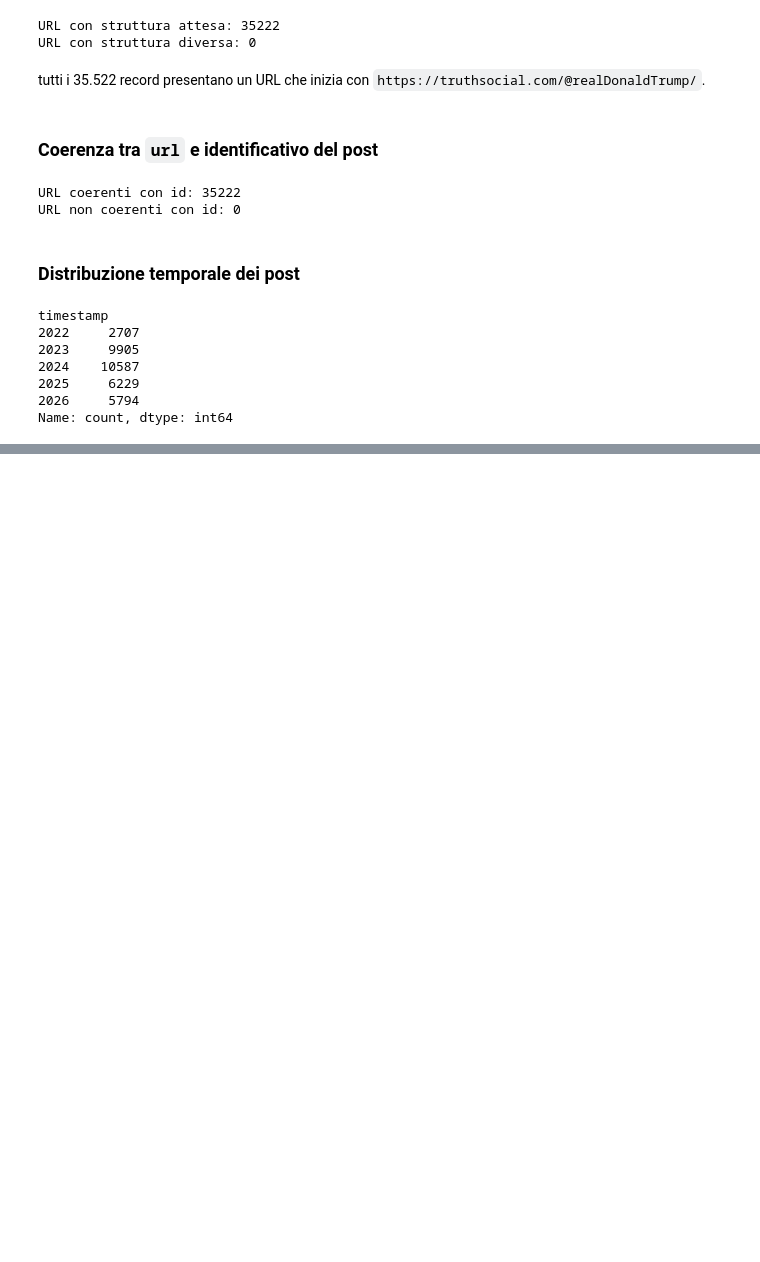
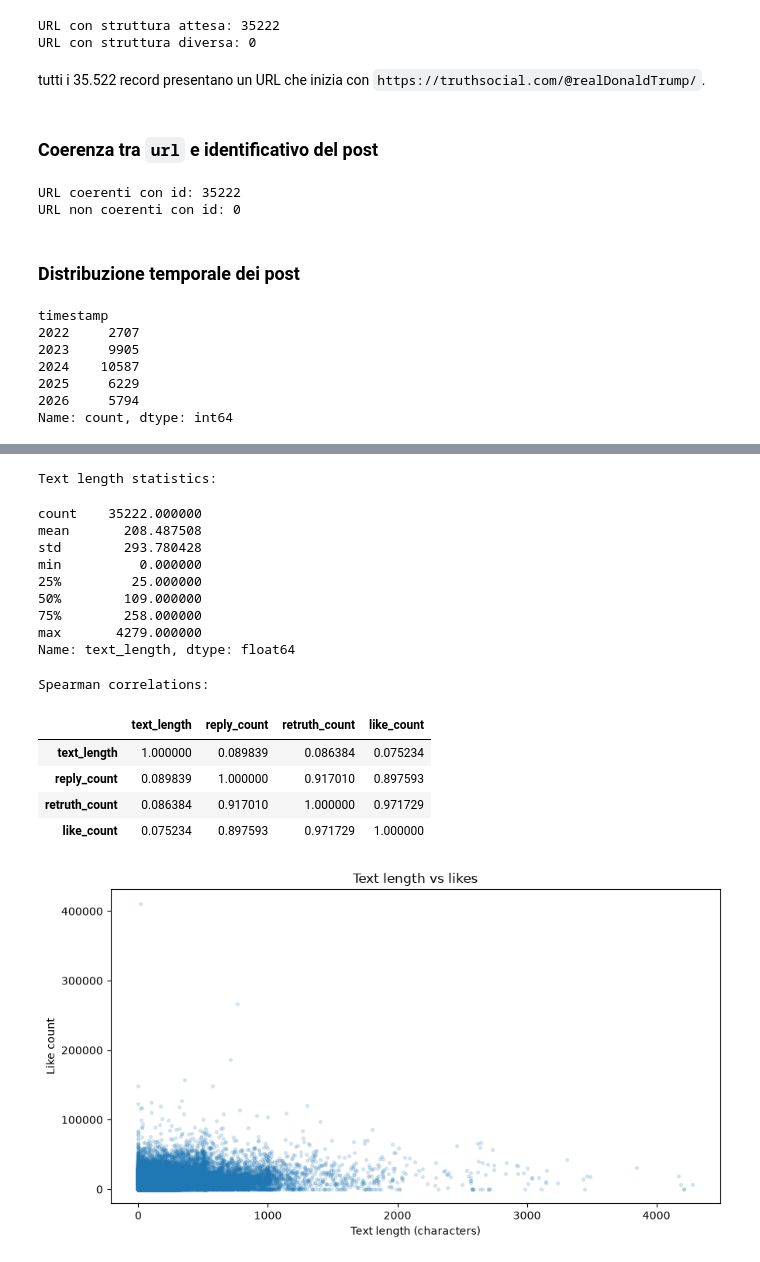
Before and after one commit to lorenzobuccolini03/Truth-Social-Analysis-and-Data-Warehousing---Decision-Support-Systems-, a Jupyter notebook: 01_assignment/01_04_explore_additional_truths.ipynb, the cells around one changed output, grey strips where cells are left out. Saved outputs shown, nothing was run; the diff lists cells and outputs as text; code cells hidden in the pictures; blank space fills up the shorter version.

Commit message:
further analysis dataset 4,5

```diff
--- a/01_assignment/01_04_explore_additional_truths.ipynb
+++ b/01_assignment/01_04_explore_additional_truths.ipynb
@@ -523,0 +641,52 @@ Name: count, dtype: int64
+# %%
+
+import matplotlib.pyplot as plt
+
+analysis_df = df_additional.copy()
+
+analysis_df["text_length"] = (
+    analysis_df["text"].fillna("").str.len()
+)
+
+print("Text length statistics:")
+display(analysis_df["text_length"].describe())
+
+print("\nSpearman correlations:")
+display(
+    analysis_df[
+        ["text_length"] + engagement_columns
+    ].corr(method="spearman")
+)
+
+plt.figure(figsize=(9, 5))
+
+plt.scatter(
+    analysis_df["text_length"],
+    analysis_df["like_count"],
+    alpha=0.15,
+    s=8
+)
+
+plt.xlabel("Text length (characters)")
+plt.ylabel("Like count")
+plt.title("Text length vs likes")
+plt.tight_layout()
+plt.show()
+# %% [output]
+Text length statistics:
+count    35222.000000
+mean       208.487508
+std        293.780428
+min          0.000000
+25%         25.000000
+50%        109.000000
+75%        258.000000
+max       4279.000000
+Name: text_length, dtype: float64
+Spearman correlations:
+|  | text_length | reply_count | retruth_count | like_count |
+| text_length | 1.000000 | 0.089839 | 0.086384 | 0.075234 |
+| reply_count | 0.089839 | 1.000000 | 0.917010 | 0.897593 |
+| retruth_count | 0.086384 | 0.917010 | 1.000000 | 0.971729 |
+| like_count | 0.075234 | 0.897593 | 0.971729 | 1.000000 |
+[figure, added]
```
Also changed, not shown: parts of 16 cells of this notebook, 1 other file.
